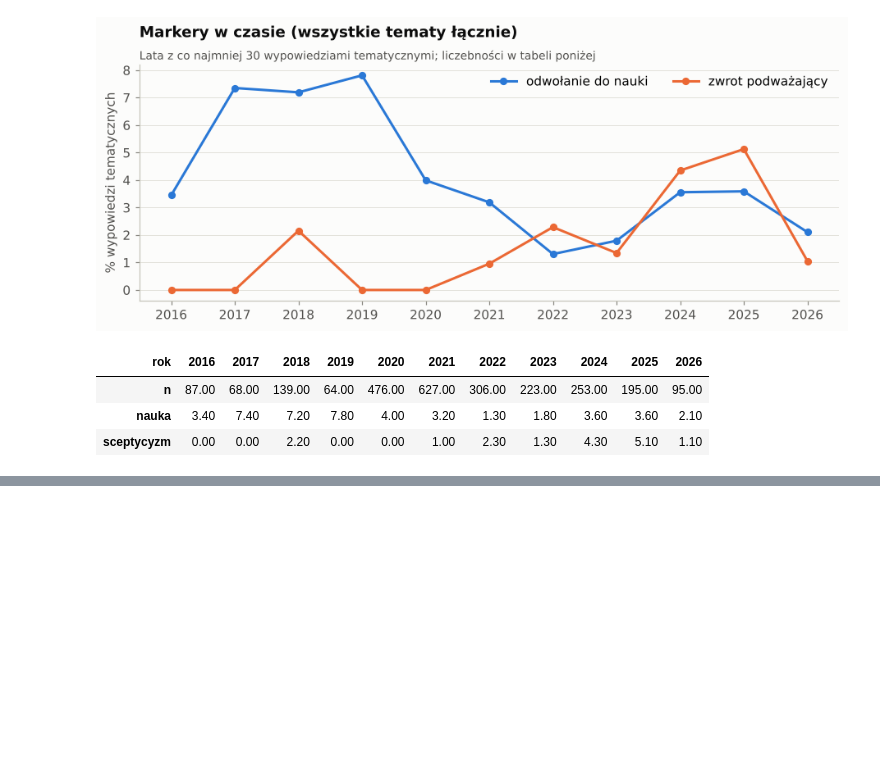
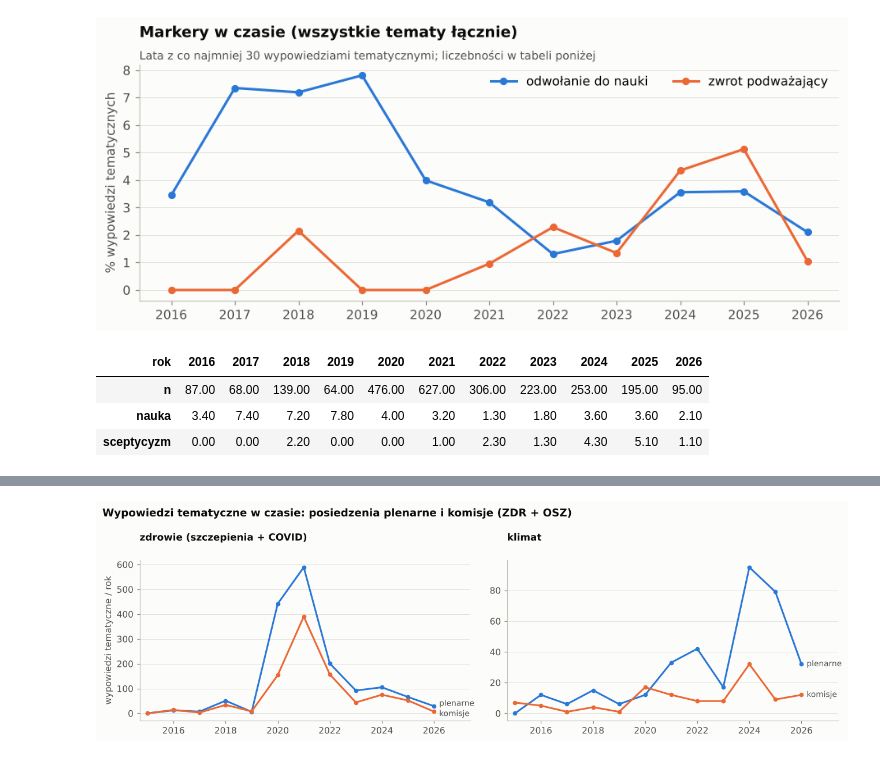
Before and after one commit to Filpus/AMC, a Jupyter notebook: notebooks/01_eda_wypowiedzi.ipynb, the cells around one changed output, grey strips where cells are left out. Cells and saved outputs as stored; diff of their text form; code cells hidden in the pictures; blank space fills up the shorter version.

```diff
--- a/notebooks/01_eda_wypowiedzi.ipynb
+++ b/notebooks/01_eda_wypowiedzi.ipynb
@@ -795,0 +889,25 @@ rok.T.round(1)
+# %%
+lata = sorted(set(m["rok"]) | set(km["rok"]))
+fig, axes = plt.subplots(1, 2, figsize=(12, 3.8), sharex=True)
+for ax, (kol_t, nazwa) in zip(axes, [("zdrowie_tem", "zdrowie (szczepienia + COVID)"), ("klimat_tem", "klimat")]):
+    pl = m[m[kol_t]].groupby("rok").size().reindex(lata, fill_value=0)
+    ko = km[km[kol_t]].groupby("rok").size().reindex(lata, fill_value=0)
+    ax.plot(lata, pl, color=ACCENT, marker="o", ms=4)
+    ax.plot(lata, ko, color="#eb6834", marker="o", ms=4)
+    # etykiety na końcu linii; gdy końce są blisko siebie, rozsuwamy je w pionie
+    y_pl, y_ko = pl.iloc[-1], ko.iloc[-1]
+    odstep = 0.07 * max(pl.max(), ko.max())
+    if abs(y_pl - y_ko) < odstep:
+        sr = (y_pl + y_ko) / 2
+        y_pl, y_ko = (sr + odstep / 2, sr - odstep / 2) if y_pl >= y_ko else (sr - odstep / 2, sr + odstep / 2)
+    ax.text(lata[-1] + 0.2, y_pl, "plenarne", color=INK2, fontsize=9, va="center")
+    ax.text(lata[-1] + 0.2, y_ko, "komisje", color=INK2, fontsize=9, va="center")
+    ax.set_title(nazwa, fontsize=11, loc="left"); ax.grid(axis="x", visible=False)
+    ax.set_xlim(lata[0] - 0.3, lata[-1] + 1.4)
+axes[0].set_ylabel("wypowiedzi tematyczne / rok")
+fig.suptitle("Wypowiedzi tematyczne w czasie: posiedzenia plenarne i komisje (ZDR + OSZ)", x=0.01, ha="left",
+             fontsize=12, fontweight="bold", color=INK)
+fig.tight_layout()
+save(fig, "15_komisje_w_czasie"); plt.show()
+# %% [output]
+[figure, added]
```
Also changed, not shown: parts of 13 cells of this notebook, 7 other files.
